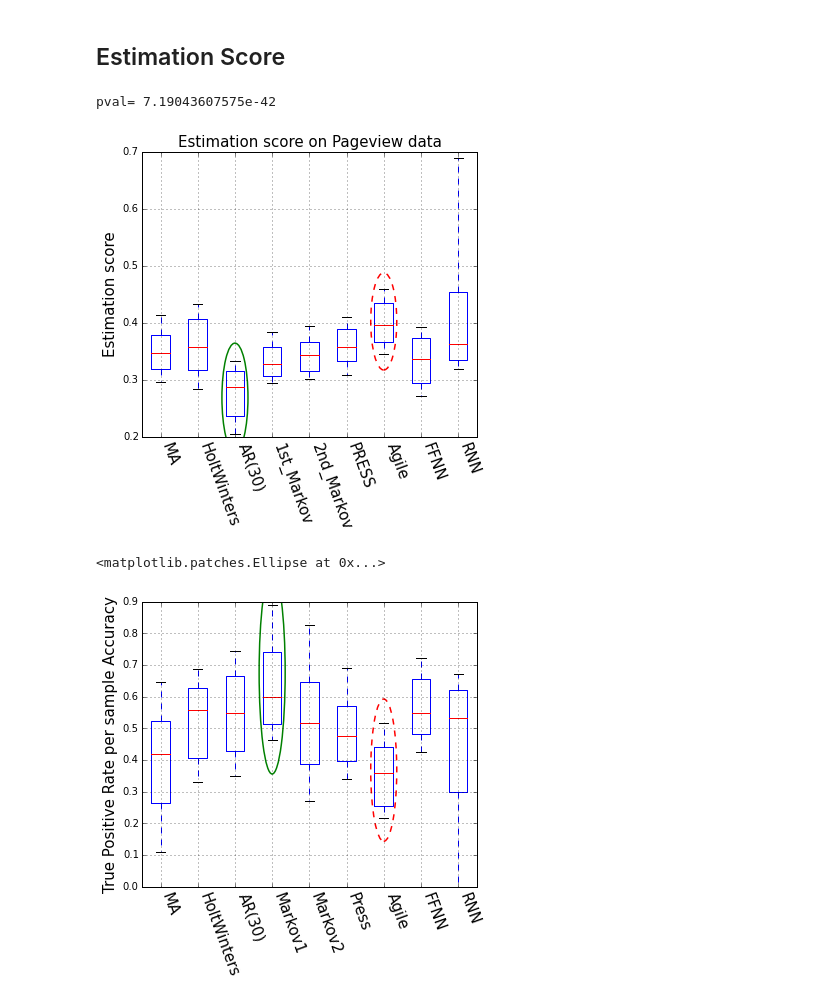
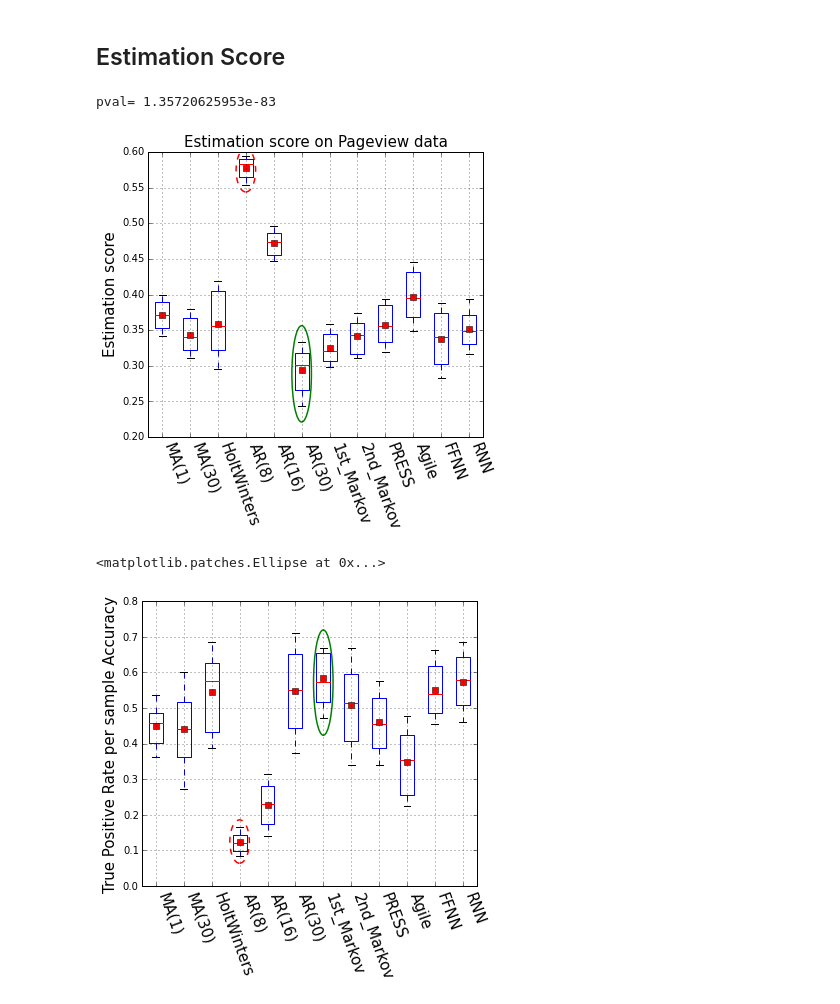
Before and after one commit to Manrich121/ForecastingCloud, a Jupyter notebook: DataPlot/src/model_evaluations_pageview.ipynb, the cells around one changed output. Saved outputs shown, nothing was run; the diff lists cells and outputs as text; code cells hidden in the pictures.

```diff
--- a/DataPlot/src/model_evaluations_pageview.ipynb
+++ b/DataPlot/src/model_evaluations_pageview.ipynb
@@ -6,6 +6,7 @@
 %matplotlib inline
 import fileutils
 import tsutils
+from tsutils import elp, reject_outliers, calcPvalue
 import evaluation as eval
 import numpy as np
 import matplotlib.pyplot as plt
@@ -16,9 +17,12 @@ import scipy
 Results are saved to file in the following format
 [RMSE, correct_rate, overest_rate, underest_rate, TPR_persample, FPR_persample, TPR_overloadstate, FPR_overloadstat]
 '''
+ma1 = np.genfromtxt("d:/wikipage data/results/pageviews_ma1.csv", delimiter=',')
 ma = np.genfromtxt("d:/wikipage data/results/pageviews_ma.csv", delimiter=',')
 holtwinters = np.genfromtxt("d:/wikipage data/results/pageviews_hw.csv", delimiter=',')
-autoreg = np.genfromtxt("d:/wikipage data/results/pageviews_ar.csv", delimiter=',')
+ar8 = np.genfromtxt("d:/wikipage data/results/pageviews_ar8.csv", delimiter=',')
+ar16 = np.genfromtxt("d:/wikipage data/results/pageviews_ar16.csv", delimiter=',')
+ar30 = np.genfromtxt("d:/wikipage data/results/pageviews_ar.csv", delimiter=',')
 markov1 = np.genfromtxt("d:/wikipage data/results/pageviews_markov1.csv", delimiter=',')
 markov2 = np.genfromtxt("d:/wikipage data/results/pageviews_markov2.csv", delimiter=',')
 press = np.genfromtxt("d:/wikipage data/results/pageviews_press.csv", delimiter=',')
@@ -26,34 +30,5 @@ agile = np.genfromtxt("d:/wikipage data/results/pageviews_agile.csv", delimiter=
 fnn = np.genfromtxt("d:/wikipage data/results/pageviews_fnn.csv", delimiter=',')
 rnn = np.genfromtxt("d:/wikipage data/results/pageviews_rnn.csv", delimiter=',')
 
-results = np.array([ma, holtwinters, autoreg, markov1, markov2, press, agile, fnn, rnn])
-labs = ['MA', 'HoltWinters', 'AR(30)', '1st_Markov', '2nd_Markov', 'PRESS', 'Agile', 'FFNN', 'RNN']
+results = np.array([ma1, ma, holtwinters, ar8, ar16, ar30, markov1, markov2, press, agile, fnn, rnn])
+labs = ['MA(1)', 'MA(30)', 'HoltWinters', 'AR(8)', 'AR(16)','AR(30)', '1st_Markov', '2nd_Markov', 'PRESS', 'Agile', 'FFNN', 'RNN']
-# %%
-def elp(pltdic, best='min',skiplast=0):
-    miny = np.inf
-    mindx = 0
-    maxy = -np.inf
-    maxdx = 0
-    for i in range(len(labs)-skiplast):
-        val = pltdic['medians'][i].get_ydata()[0]
-        if  val < miny:
-            miny = val
-            mindx = i
-        if val > maxy:
-            maxy = val
-            maxdx = i
-
-    if best == 'min':
-        y1,y2 = pltdic['caps'][mindx*2].get_ydata()[0], pltdic['caps'][mindx*2+1].get_ydata()[0]
-        ellipse1 = mpatches.Ellipse((mindx+1.0, (y1+y2)/2), 0.7, (y2-y1)*1.5, fill=False, ec='green',linewidth=1.5)
-
-        y1,y2 = pltdic['caps'][maxdx*2].get_ydata()[0], pltdic['caps'][maxdx*2+1].get_ydata()[0]
-        ellipse2 = mpatches.Ellipse((maxdx+1.0, (y1+y2)/2), 0.7, (y2-y1)*1.5, fill=False, ec='red',linewidth=1.5, linestyle='dashed')
-    else:
-        y1,y2 = pltdic['caps'][maxdx*2].get_ydata()[0], pltdic['caps'][maxdx*2+1].get_ydata()[0]
-        ellipse1 = mpatches.Ellipse((maxdx+1.0, (y1+y2)/2), 0.7, (y2-y1)*1.5, fill=False, ec='green',linewidth=1.5)
-
-        y1,y2 = pltdic['caps'][mindx*2].get_ydata()[0], pltdic['caps'][mindx*2+1].get_ydata()[0]
-        ellipse2 = mpatches.Ellipse((mindx+1.0, (y1+y2)/2), 0.7, (y2-y1)*1.5, fill=False, ec='red',linewidth=1.5, linestyle='dashed')
-
-    return ellipse1, ellipse2
@@ -150,7 +114,7 @@ plt.gca().add_patch(e[1])
 # %%
 plt.figure(figsize=(6,6))
 plt.xticks(horizontalalignment='left',rotation=-70, fontsize=15)
-pltdic= plt.boxplot([0.3*results[i][:,2] + 0.7*results[i][:,3] for i in range(len(labs)) ], whis=[10,90], showfliers=False,labels=labs);
+pltdic= plt.boxplot([reject_outliers(0.3*results[i][:,2] + 0.7*results[i][:,3]) for i in range(len(labs)) ], showmeans=True, whis=[10,90], showfliers=False,labels=labs);
 plt.subplots_adjust(bottom=0.24)
 plt.ylabel('Estimation score', fontsize=15)
 plt.grid()
@@ -158,25 +122,25 @@ e = elp(pltdic,'min',skiplast=0)
 plt.gca().add_patch(e[0])
 plt.gca().add_patch(e[1])
 plt.title("Estimation score on Pageview data", fontsize=15)
-# plt.savefig("D:/Manrich-PC/Dropbox/Dropbox/M/MThesis/masters/figs/pageviews_estscore.pdf", type='pdf')
-plt.savefig("D:\Manrich-PC\Dropbox\Dropbox\M\MMondeling\Figs/page_estscore.png", type='png')
+plt.savefig("D:/Manrich-PC/Dropbox/Dropbox/M/MThesis/masters/figs/pageviews_estscore.pdf", type='pdf')
+# plt.savefig("D:\Manrich-PC\Dropbox\Dropbox\M\MMondeling\Figs/page_estscore.png", type='png')
 calcPvalue(0.3*results[2][:,2] + 0.7*results[0][:,3], 0.3*results[3][:,2] + 0.7*results[2][:,3])
 # %% [output]
-pval= 7.19043607575e-42
+pval= 1.35720625953e-83
-[figure, old version]
+[figure, new version]
 # %%
 plt.figure(figsize=(6,6))
 plt.xticks(horizontalalignment='left',rotation=-70, fontsize=15)
-pltdic=plt.boxplot([results[i][:,4] for i in range(len(labs)) ], whis=[10,90], showfliers=False, labels=labs);
+pltdic=plt.boxplot([reject_outliers(results[i][:,4]) for i in range(len(labs)) ], showmeans=True, whis=[10,90], showfliers=False, labels=labs);
 plt.subplots_adjust(bottom=0.24)
 plt.ylabel('True Positive Rate per sample Accuracy', fontsize=15)
 plt.grid()
 e = elp(pltdic,'max',skiplast=0)
 plt.gca().add_patch(e[0])
 plt.gca().add_patch(e[1])
 # %% [output]
 <matplotlib.patches.Ellipse at 0x...>
-[figure, old version]
+[figure, new version]
 # %%
 plt.figure(figsize=(6,6))
 plt.xticks(horizontalalignment='left',rotation=-70, size='large')
```
Also changed, not shown: parts of 11 cells of this notebook, 15 other files.
